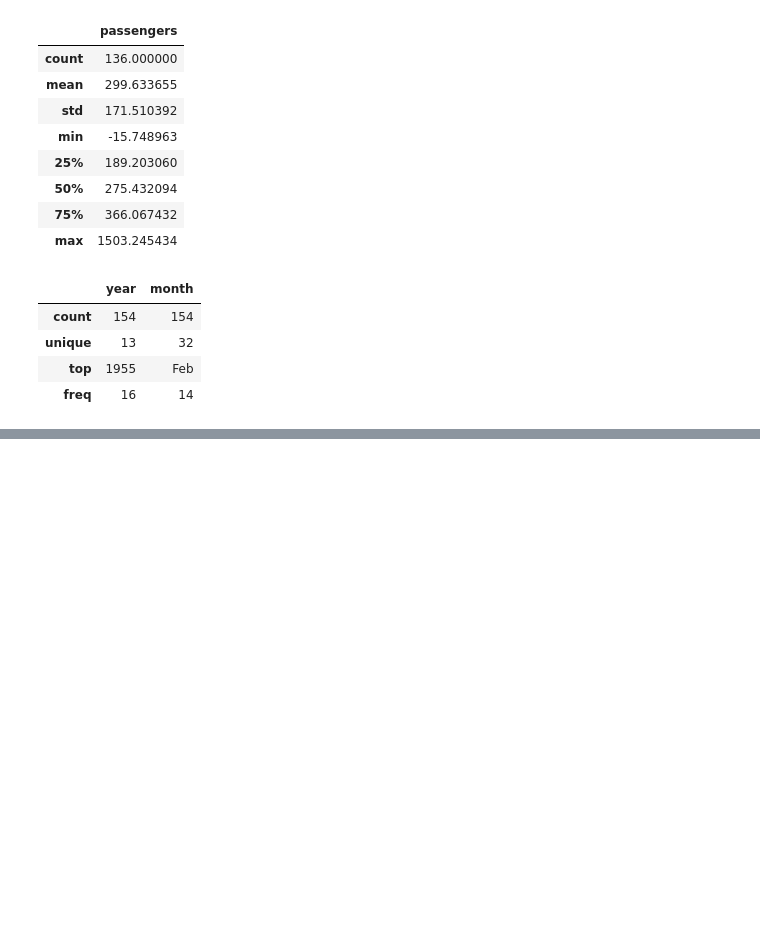
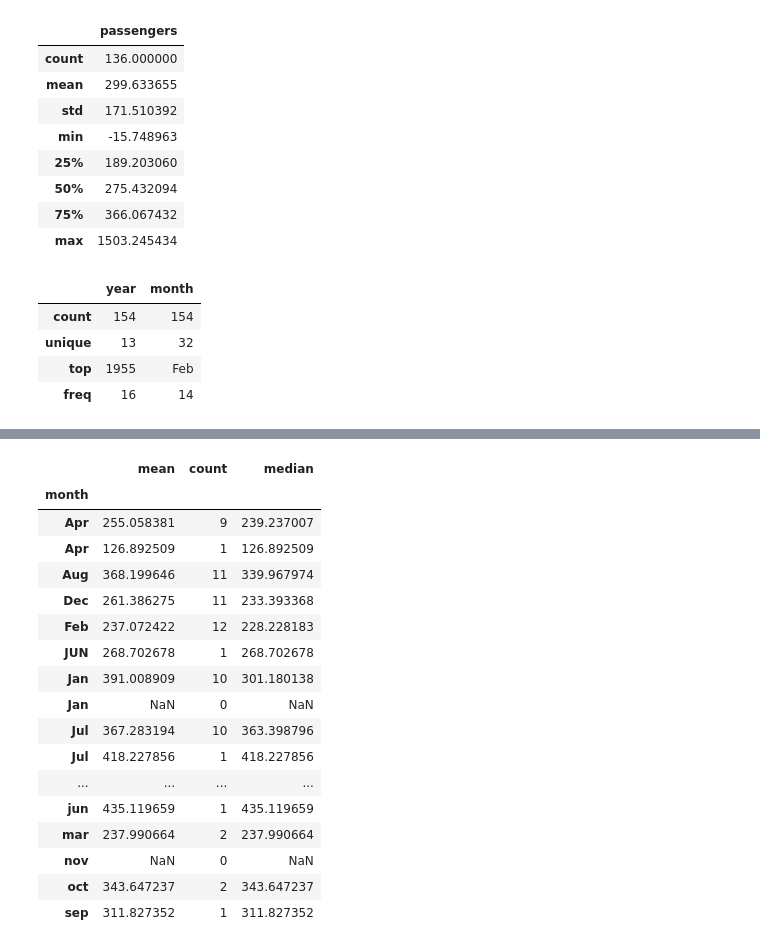
Before and after one commit to walidazimi-star/CA-Data-Science-Mini_Project_1_EDA, a Jupyter notebook: 7. EDA Mini Project Demo.ipynb, the cells around one changed output, grey strips where cells are left out. Drawn from its saved outputs; the diff is of its cells as text; code cells hidden in the pictures; blank space fills up the shorter version.

```diff
--- a/7. EDA Mini Project Demo.ipynb
+++ b/7. EDA Mini Project Demo.ipynb
@@ -68,0 +158,21 @@ flights.describe(include='O')
+# %%
+flights.groupby('month')['passengers'].agg(['mean', 'count', 'median'])
+# %% [output]
+|  | mean | count | median |
+| month |  |  |  |
+| Apr | 255.058381 | 9 | 239.237007 |
+| Apr | 126.892509 | 1 | 126.892509 |
+| Aug | 368.199646 | 11 | 339.967974 |
+| Dec | 261.386275 | 11 | 233.393368 |
+| Feb | 237.072422 | 12 | 228.228183 |
+| JUN | 268.702678 | 1 | 268.702678 |
+| Jan | 391.008909 | 10 | 301.180138 |
+| Jan | NaN | 0 | NaN |
+| Jul | 367.283194 | 10 | 363.398796 |
+| Jul | 418.227856 | 1 | 418.227856 |
+| ... | ... | ... | ... |
+| jun | 435.119659 | 1 | 435.119659 |
+| mar | 237.990664 | 2 | 237.990664 |
+| nov | NaN | 0 | NaN |
+| oct | 343.647237 | 2 | 343.647237 |
+| sep | 311.827352 | 1 | 311.827352 |
```
Also changed, not shown: parts of 13 cells of this notebook.
